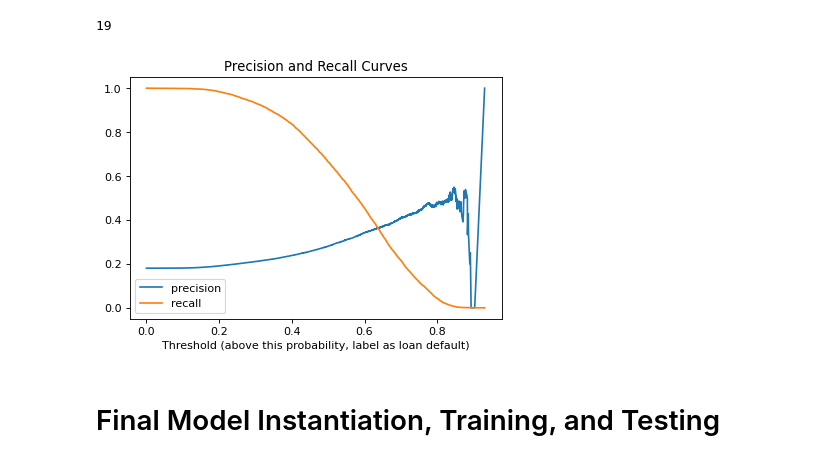
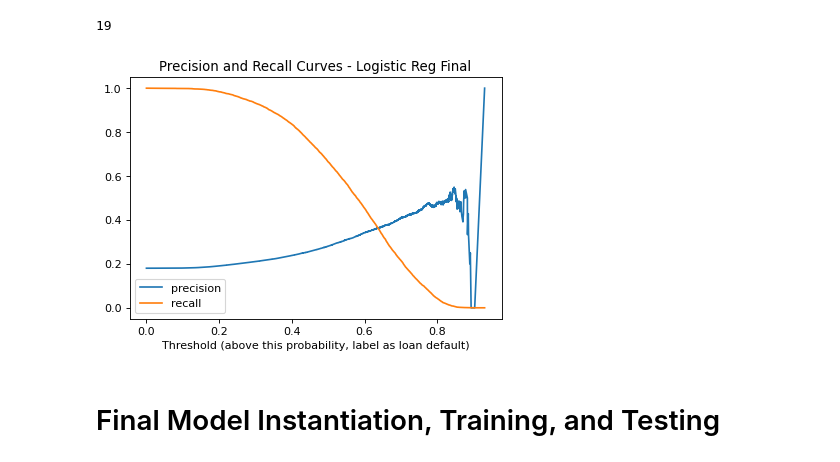
Before and after one commit to manveersadhal/classification_project, a Jupyter notebook: final/modeling_final.ipynb, the cells around one changed output. Cells and saved outputs as stored; diff of their text form; code cells hidden in the pictures.

```diff
--- a/final/modeling_final.ipynb
+++ b/final/modeling_final.ipynb
@@ -586,14 +592,14 @@ len(lm_improved.coef_[0])
 # %%
 precision_curve, recall_curve, threshold_curve = precision_recall_curve(y_val, lm_improved.predict_proba(X_val_scaled)[:,1])
 
 plt.figure(dpi=80)
 plt.plot(threshold_curve, precision_curve[1:],label='precision')
 plt.plot(threshold_curve, recall_curve[1:], label='recall')
 plt.legend(loc='lower left')
 plt.xlabel('Threshold (above this probability, label as loan default)');
-plt.title('Precision and Recall Curves');
+plt.title('Precision and Recall Curves - Logistic Reg Final');
 # %% [output]
-[figure, old version]
+[figure, new version]
 # %% [markdown]
 # Final Model Instantiation, Training, and Testing
 # %%
```
Also changed, not shown: parts of 17 cells of this notebook, 2 other files.
